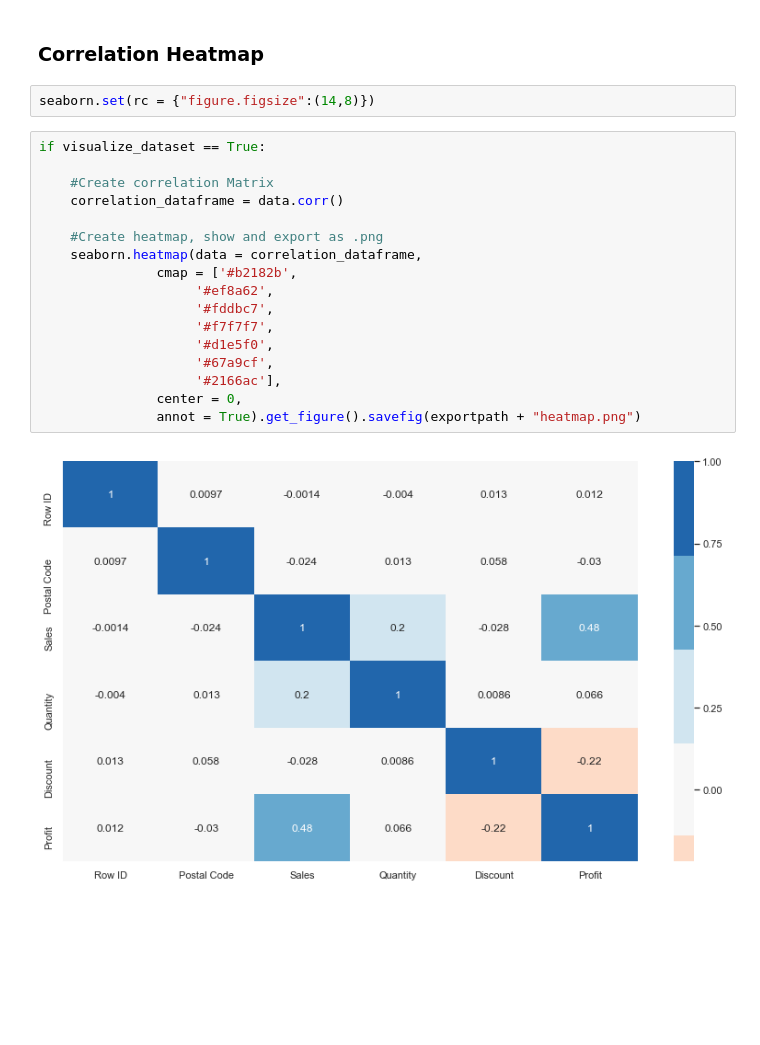
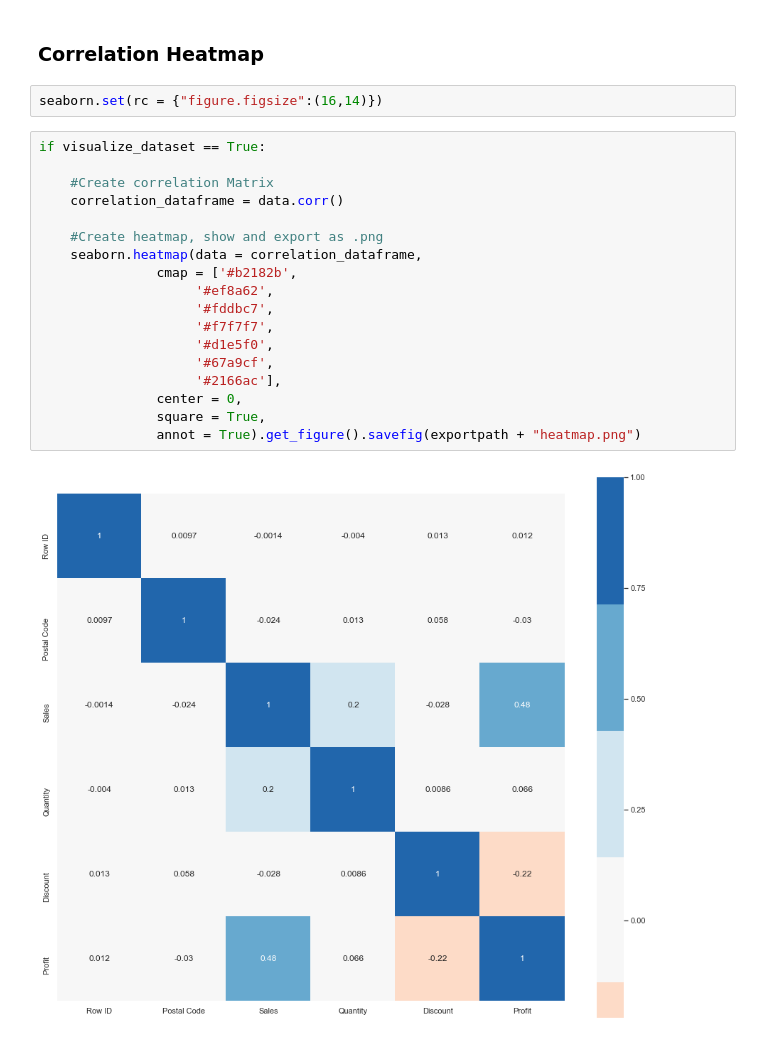
Before and after one commit to danielc92/python_nb_data_profiling, a Jupyter notebook: notebook_data_profililng.ipynb, the cells around one changed output. Cells and saved outputs as stored; diff of their text form; blank space fills up the shorter version.

Commit message:
Split data profile dictionary creation and printing code into two cells, minor edits to heatmap look and feel.

```diff
--- a/notebook_data_profililng.ipynb
+++ b/notebook_data_profililng.ipynb
@@ -530,23 +543,24 @@ if visualize_dataset == True:
 # %% [markdown]
 ### Correlation Heatmap
 # %%
-seaborn.set(rc = {"figure.figsize":(14,8)})
+seaborn.set(rc = {"figure.figsize":(16,14)})
 # %%
 if visualize_dataset == True:
 
     #Create correlation Matrix
     correlation_dataframe = data.corr()
 
     #Create heatmap, show and export as .png
     seaborn.heatmap(data = correlation_dataframe,
                cmap = ['#b2182b',
                     '#ef8a62',
                     '#fddbc7',
                     '#f7f7f7',
                     '#d1e5f0',
                     '#67a9cf',
                     '#2166ac'],
                center = 0,
+               square = True,
                annot = True).get_figure().savefig(exportpath + "heatmap.png")
 # %% [output]
-[figure, old version]
+[figure, new version]
```
Also changed, not shown: parts of 9 cells of this notebook, 1 other file.
